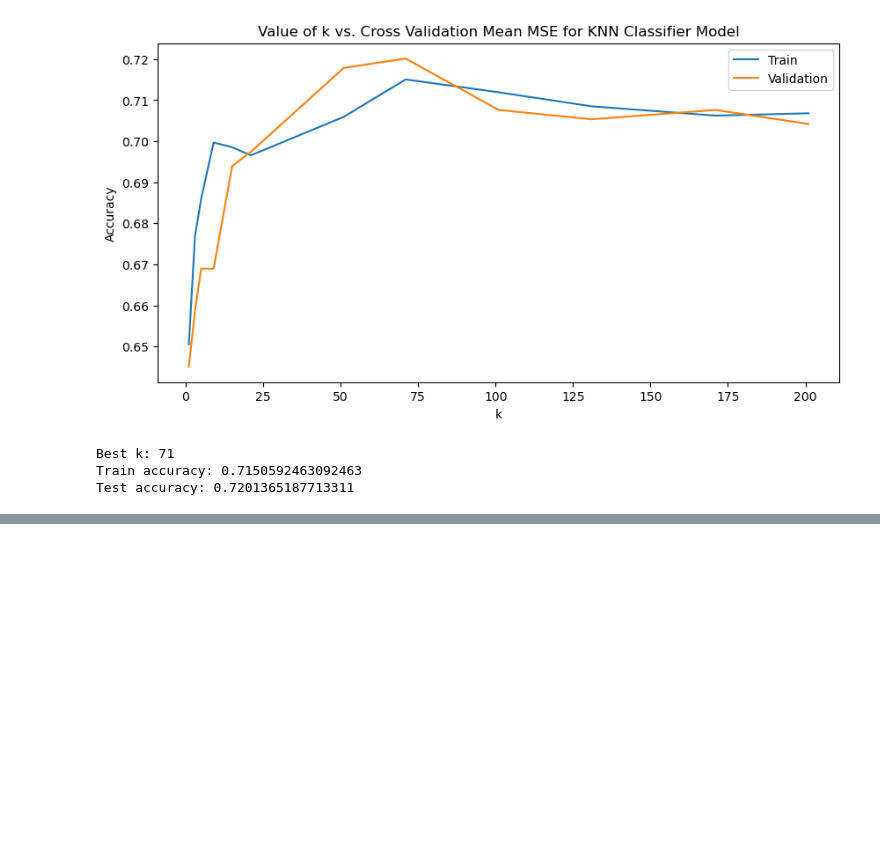
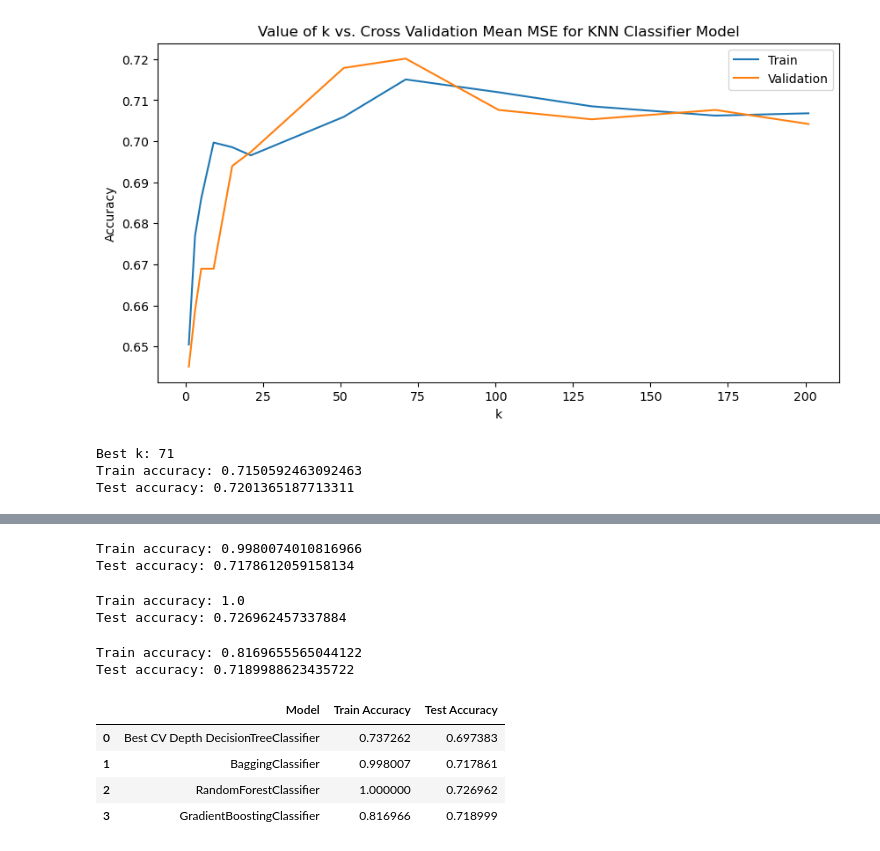
Before and after one commit to hamzehbhamdan/AC209a-Project, a Jupyter notebook: financial_indicators_project.ipynb, the cells around one changed output, grey strips where cells are left out. Drawn from its saved outputs; the diff is of its cells as text; code cells hidden in the pictures; blank space fills up the shorter version.

```diff
--- a/financial_indicators_project.ipynb
+++ b/financial_indicators_project.ipynb
@@ -776,0 +933,62 @@ Test accuracy: 0.7201365187713311
+# %%
+# Create a BaggingClassifier with a deep DecisionTreeClassifier
+bagging_clf = BaggingClassifier(DecisionTreeClassifier(max_depth=17, random_state=0), n_estimators=100, random_state=0)
+bagging_clf.fit(X_train, y_train)
+
+# Store the train and test accuracies
+bagging_train_score = bagging_clf.score(X_train, y_train)
+bagging_test_score = bagging_clf.score(X_test, y_test)
+
+# Print the accuracies
+print(f"Train accuracy: {bagging_train_score}")
+print(f"Test accuracy: {bagging_test_score}")
+# %% [output]
+Train accuracy: 0.9980074010816966
+Test accuracy: 0.7178612059158134
+# %%
+from sklearn.ensemble import RandomForestClassifier
+
+# Create a RandomForestClassifier
+random_forest_clf = RandomForestClassifier(n_estimators=100, random_state=0)
+random_forest_clf.fit(X_train, y_train)
+
+# Store the train and test accuracies
+random_forest_train_score = random_forest_clf.score(X_train, y_train)
+random_forest_test_score = random_forest_clf.score(X_test, y_test)
+
+# Print the accuracies
+print(f"Train accuracy: {random_forest_train_score}")
+print(f"Test accuracy: {random_forest_test_score}")
+# %% [output]
+Train accuracy: 1.0
+Test accuracy: 0.726962457337884
+# %%
+# Create a GradientBoostingClassifier
+boosting_clf = GradientBoostingClassifier(n_estimators=100, random_state=0)
+boosting_clf.fit(X_train, y_train)
+
+# Store the train and test accuracies
+boosting_train_score = boosting_clf.score(X_train, y_train)
+boosting_test_score = boosting_clf.score(X_test, y_test)
+
+# Print the accuracies
+print(f"Train accuracy: {boosting_train_score}")
+print(f"Test accuracy: {boosting_test_score}")
+# %% [output]
+Train accuracy: 0.8169655565044122
+Test accuracy: 0.7189988623435722
+# %%
+# Create a DataFrame to store the accuracies
+accuracies = pd.DataFrame({
+    'Model': ['Best CV Depth DecisionTreeClassifier', 'BaggingClassifier', 'RandomForestClassifier', 'GradientBoostingClassifier'],
+    'Train Accuracy': [best_cv_tree_train_score, bagging_train_score, random_forest_train_score, boosting_train_score],
+    'Test Accuracy': [best_cv_tree_test_score, bagging_test_score, random_forest_test_score, boosting_test_score]
+})
+
+accuracies
+# %% [output]
+|  | Model | Train Accuracy | Test Accuracy |
+| 0 | Best CV Depth DecisionTreeClassifier | 0.737262 | 0.697383 |
+| 1 | BaggingClassifier | 0.998007 | 0.717861 |
+| 2 | RandomForestClassifier | 1.000000 | 0.726962 |
+| 3 | GradientBoostingClassifier | 0.816966 | 0.718999 |
```
Also changed, not shown: parts of 11 cells of this notebook.
